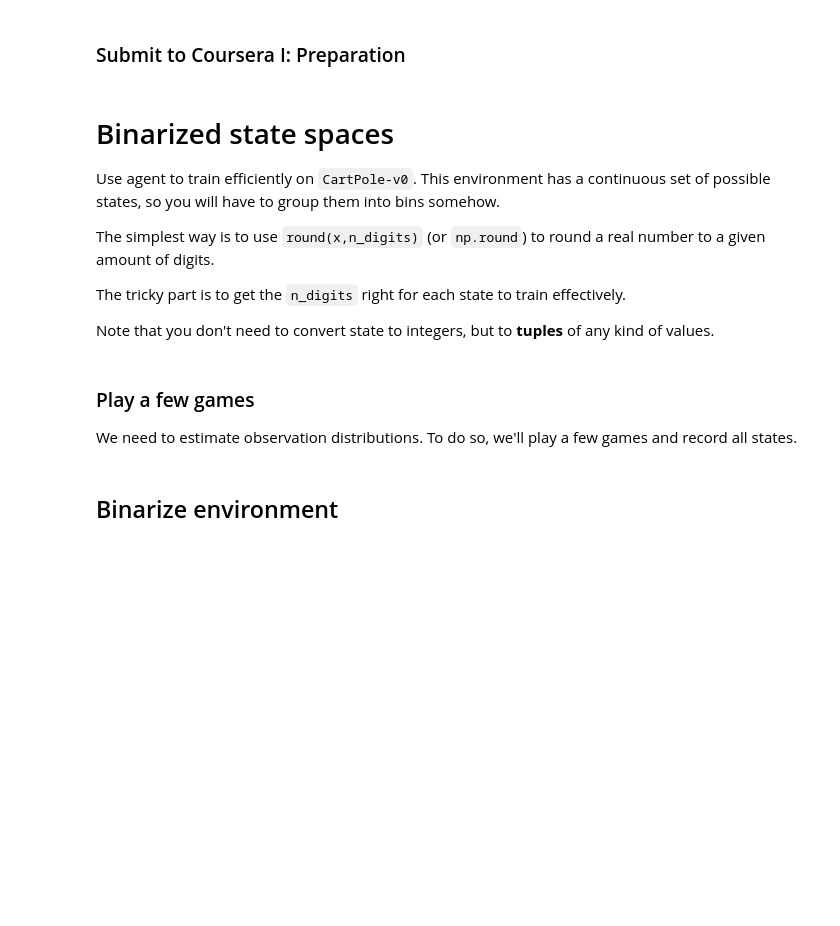
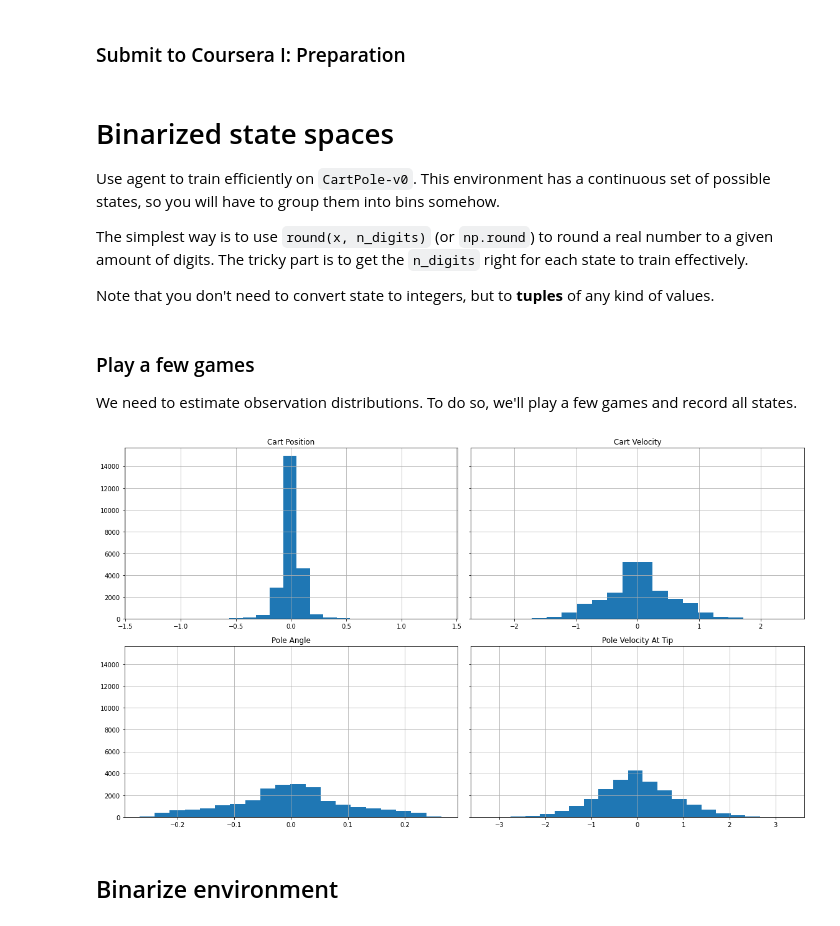
Before and after one commit to yandexdataschool/Practical_RL, a Jupyter notebook: week3_model_free/qlearning.ipynb, the cells around one changed output. Drawn from its saved outputs; the diff is of its cells as text; code cells hidden in the pictures; blank space fills up the shorter version.

Commit message:
Merge master into coursera (October 2020)

```diff
--- a/week3_model_free/qlearning.ipynb
+++ b/week3_model_free/qlearning.ipynb
@@ -204,40 +199,52 @@ submit_rewards1 = rewards.copy()
 # %% [markdown]
 # Binarized state spaces
 
-Use agent to train efficiently on `CartPole-v0`.
-This environment has a continuous set of possible states, so you will have to group them into bins somehow.
+Use agent to train efficiently on `CartPole-v0`. This environment has a continuous set of possible states, so you will have to group them into bins somehow.
 
-The simplest way is to use `round(x,n_digits)` (or `np.round`) to round a real number to a given amount of digits.
-
-The tricky part is to get the `n_digits` right for each state to train effectively.
+The simplest way is to use `round(x, n_digits)` (or `np.round`) to round a real number to a given amount of digits. The tricky part is to get the `n_digits` right for each state to train effectively.
 
 Note that you don't need to convert state to integers, but to __tuples__ of any kind of values.
 # %%
-env = gym.make("CartPole-v0")
+def make_env():
+    return gym.make('CartPole-v0').env  # .env unwraps the TimeLimit wrapper
+
+env = make_env()
 n_actions = env.action_space.n
 
-print("first state:%s" % (env.reset()))
+print("first state: %s" % (env.reset()))
 plt.imshow(env.render('rgb_array'))
 # %% [markdown]
 ### Play a few games
 
 We need to estimate observation distributions. To do so, we'll play a few games and record all states.
+# %%
+def visualize_cartpole_observation_distribution(seen_observations):
+    seen_observations = np.array(seen_observations)
+
+    # The meaning of the observations is documented in
+    # https://github.com/openai/gym/blob/master/gym/envs/classic_control/cartpole.py
+
+    f, axarr = plt.subplots(2, 2, figsize=(16, 9), sharey=True)
+    for i, title in enumerate(['Cart Position', 'Cart Velocity', 'Pole Angle', 'Pole Velocity At Tip']):
+        ax = axarr[i // 2, i % 2]
+        ax.hist(seen_observations[:, i], bins=20)
+        ax.set_title(title)
+        xmin, xmax = ax.get_xlim()
+        ax.set_xlim(min(xmin, -xmax), max(-xmin, xmax))
+        ax.grid()
+    f.tight_layout()
 # %%
-all_states = []
+seen_observations = []
 for _ in range(1000):
-    all_states.append(env.reset())
+    seen_observations.append(env.reset())
     done = False
     while not done:
         s, r, done, _ = env.step(env.action_space.sample())
-        all_states.append(s)
-        if done:
-            break
+        seen_observations.append(s)
 
-all_states = np.array(all_states)
-
-for obs_i in range(env.observation_space.shape[0]):
-    plt.hist(all_states[:, obs_i], bins=20)
-    plt.show()
+visualize_cartpole_observation_distribution(seen_observations)
+# %% [output]
+[figure, added]
 # %% [markdown]
 ## Binarize environment
 # %%
```
Also changed, not shown: parts of 12 cells of this notebook, 21 other files.
